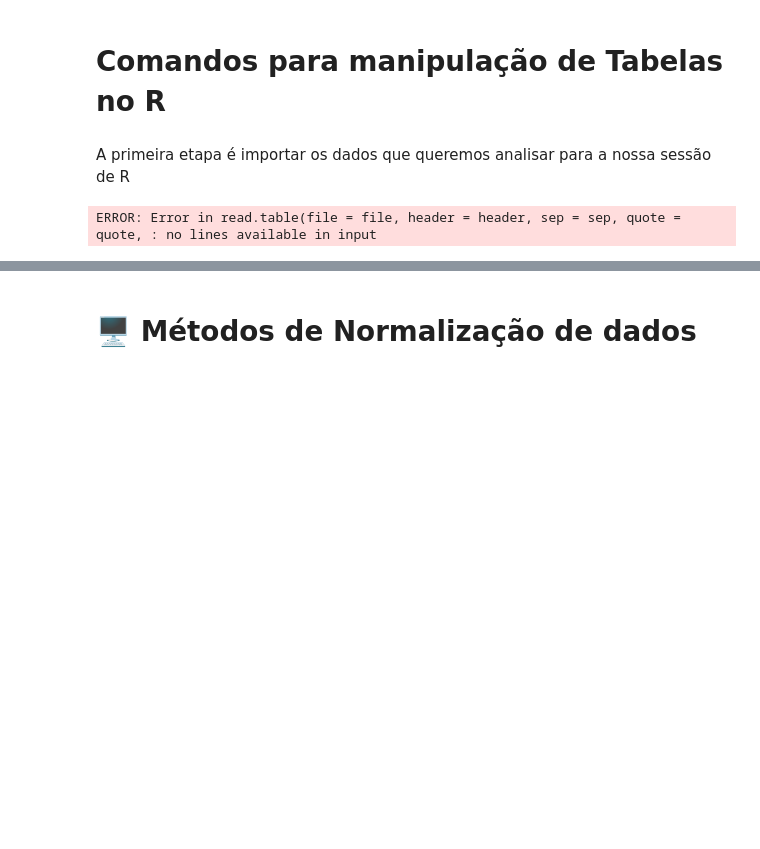
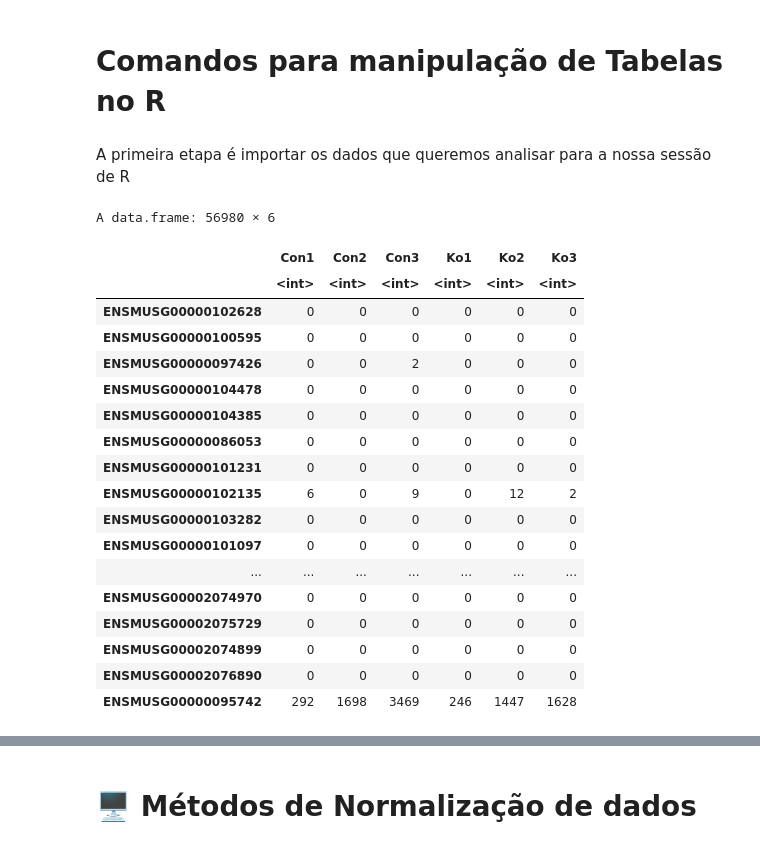
Before and after one commit to nunososorio/medicaldatascience, a Jupyter notebook: dataproc_c2.ipynb, the cells around one changed output, grey strips where cells are left out. Drawn from its saved outputs; the diff is of its cells as text; code cells hidden in the pictures; blank space fills up the shorter version.

```diff
--- a/dataproc_c2.ipynb
+++ b/dataproc_c2.ipynb
@@ -64,15 +64,35 @@ A primeira etapa é importar os dados que queremos analisar para a nossa sessão
 # %%
 # Specify the URL of the file
 url <- "https://raw.githubusercontent.com/nunososorio/medicaldatascience/main/counts.csv"
 
 # Specify the local filename
 filename <- "counts.csv"
 
 # Download the file
 download.file(url, destfile = filename)
 
-# Read the CSV file
-data <- read.csv(filename)
+# Ler o ficheiro CSV com a primeira coluna como nomes das linhas
+# A função read.csv lê o ficheiro CSV e cria um data frame (que neste caso é uma matriz)
+# O parâmetro row.names = 1 indica que a primeira coluna deve ser usada como nomes das linhas
+data <- read.csv(filename, row.names = 1)
 data
 # %% [output]
-ERROR: Error in read.table(file = file, header = header, sep = sep, quote = quote, : no lines available in input
+A data.frame: 56980 × 6
+|  | Con1 | Con2 | Con3 | Ko1 | Ko2 | Ko3 |
+|  | <int> | <int> | <int> | <int> | <int> | <int> |
+| ENSMUSG00000102628 | 0 | 0 | 0 | 0 | 0 | 0 |
+| ENSMUSG00000100595 | 0 | 0 | 0 | 0 | 0 | 0 |
+| ENSMUSG00000097426 | 0 | 0 | 2 | 0 | 0 | 0 |
+| ENSMUSG00000104478 | 0 | 0 | 0 | 0 | 0 | 0 |
+| ENSMUSG00000104385 | 0 | 0 | 0 | 0 | 0 | 0 |
+| ENSMUSG00000086053 | 0 | 0 | 0 | 0 | 0 | 0 |
+| ENSMUSG00000101231 | 0 | 0 | 0 | 0 | 0 | 0 |
+| ENSMUSG00000102135 | 6 | 0 | 9 | 0 | 12 | 2 |
+| ENSMUSG00000103282 | 0 | 0 | 0 | 0 | 0 | 0 |
+| ENSMUSG00000101097 | 0 | 0 | 0 | 0 | 0 | 0 |
+| ... | ... | ... | ... | ... | ... | ... |
+| ENSMUSG00002074970 | 0 | 0 | 0 | 0 | 0 | 0 |
+| ENSMUSG00002075729 | 0 | 0 | 0 | 0 | 0 | 0 |
+| ENSMUSG00002074899 | 0 | 0 | 0 | 0 | 0 | 0 |
+| ENSMUSG00002076890 | 0 | 0 | 0 | 0 | 0 | 0 |
+| ENSMUSG00000095742 | 292 | 1698 | 3469 | 246 | 1447 | 1628 |
```
Also changed, not shown: parts of 4 cells of this notebook.
